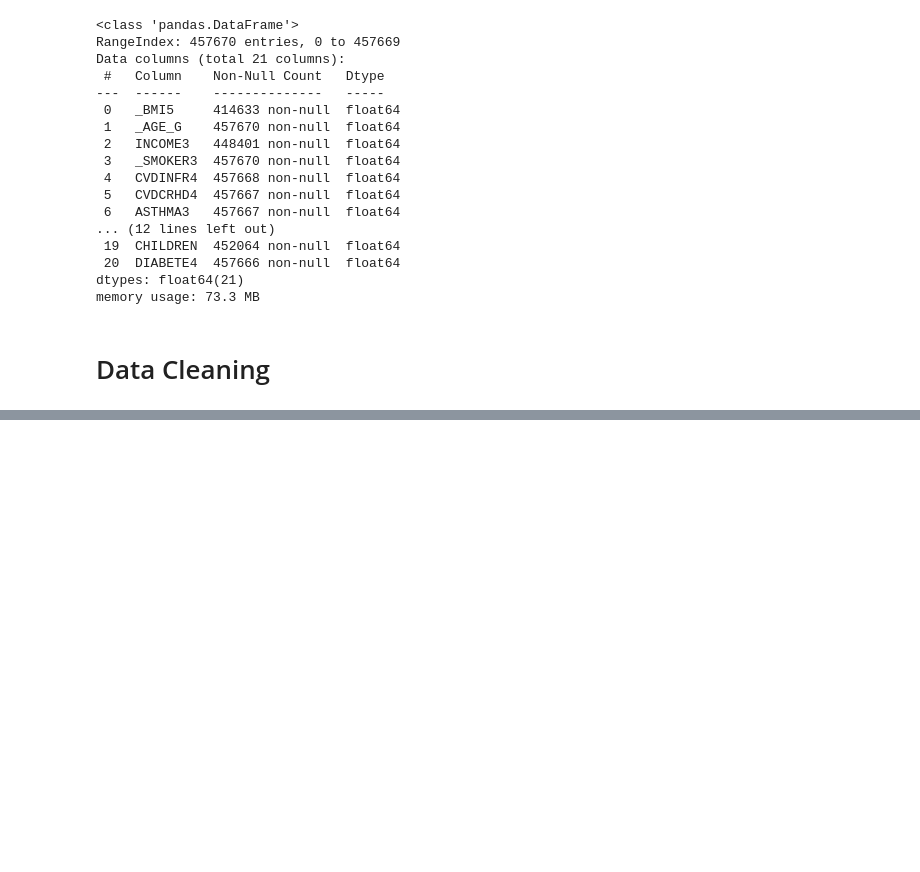
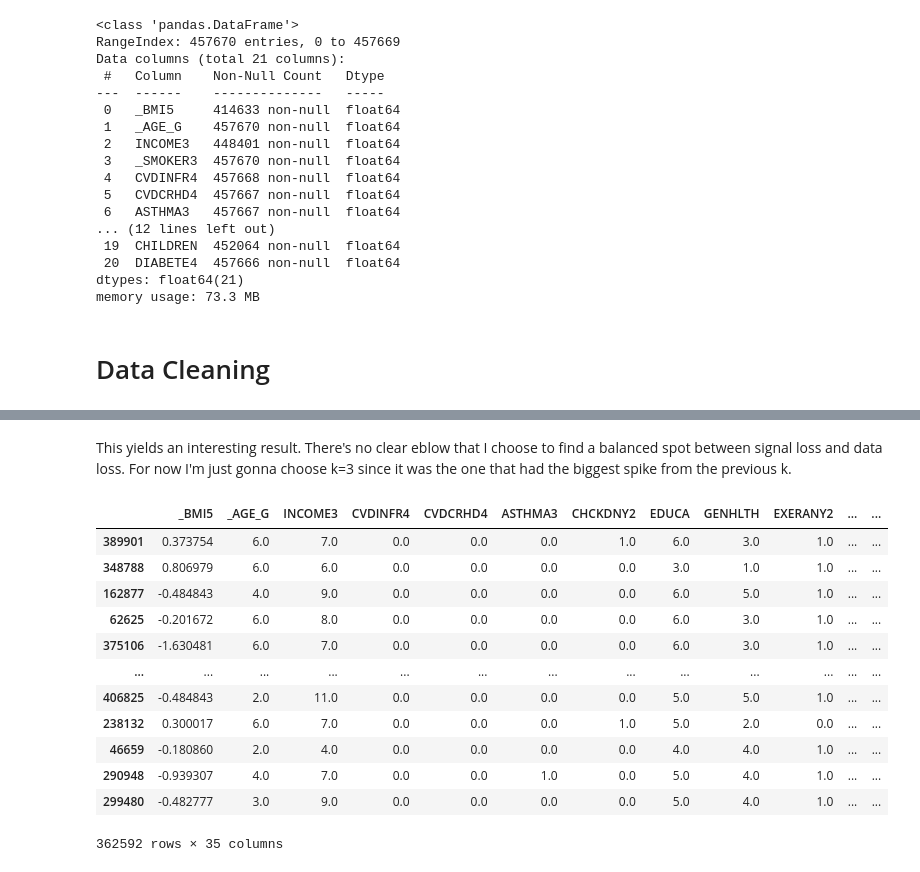
Before and after one commit to yukienjoyer7/Diabetes-Early-Diagnosis-BRFSS-2024, a Jupyter notebook: Modelling_Dion.ipynb, the cells around one changed output, grey strips where cells are left out. Drawn from its saved outputs; the diff is of its cells as text; code cells hidden in the pictures; blank space fills up the shorter version.

```diff
--- a/Modelling_Dion.ipynb
+++ b/Modelling_Dion.ipynb
@@ -96,0 +463,25 @@ From data dictionary, we found out that there is some columns that are encoded w
+# %%
+def fe_data(df_train, df_test):
+    df_tr = df_train.copy()
+    df_te = df_test.copy()
+
+    # use the same lambda to avoid data leak.
+    df_tr['_BMI5'], lam = boxcox(df_tr['_BMI5'])
+    df_te['_BMI5'] = boxcox(df_te['_BMI5'], lmbda=lam)
+
+    # only fit on train
+    bmi_scaler = StandardScaler()
+    df_tr[['_BMI5']] = bmi_scaler.fit_transform(df_tr[['_BMI5']])
+    df_te[['_BMI5']] = bmi_scaler.transform(df_te[['_BMI5']])
+
+    # floating point error fix from the original data
+    df_tr['CHILDREN'] = np.where(df_tr['CHILDREN'] < 1e-60, 0, df_tr['CHILDREN'])
+    df_te['CHILDREN'] = np.where(df_te['CHILDREN'] < 1e-60, 0, df_te['CHILDREN'])
+
+    df_tr['CHILDREN'] = df_tr['CHILDREN'].clip(upper=4)
+    df_te['CHILDREN'] = df_te['CHILDREN'].clip(upper=4)
+
+    df_tr['is_menthlth'] = (df_tr['MENTHLTH'] > 0).astype(int)
+    df_te['is_menthlth'] = (df_te['MENTHLTH'] > 0).astype(int)
+
+    return df_tr, df_te
@@ -96,0 +698,18 @@ From data dictionary, we found out that there is some columns that are encoded w
+# %% [markdown]
+This yields an interesting result. There's no clear eblow that I choose to find a balanced spot between signal loss and data loss. For now I'm just gonna choose k=3 since it was the one that had the biggest spike from the previous k.
+# %%
+X_train
+# %% [output]
+|  | _BMI5 | _AGE_G | INCOME3 | CVDINFR4 | CVDCRHD4 | ASTHMA3 | CHCKDNY2 | EDUCA | GENHLTH | EXERANY2 | ... | ... |
+| 389901 | 0.373754 | 6.0 | 7.0 | 0.0 | 0.0 | 0.0 | 1.0 | 6.0 | 3.0 | 1.0 | ... | ... |
+| 348788 | 0.806979 | 6.0 | 6.0 | 0.0 | 0.0 | 0.0 | 0.0 | 3.0 | 1.0 | 1.0 | ... | ... |
+| 162877 | -0.484843 | 4.0 | 9.0 | 0.0 | 0.0 | 0.0 | 0.0 | 6.0 | 5.0 | 1.0 | ... | ... |
+| 62625 | -0.201672 | 6.0 | 8.0 | 0.0 | 0.0 | 0.0 | 0.0 | 6.0 | 3.0 | 1.0 | ... | ... |
+| 375106 | -1.630481 | 6.0 | 7.0 | 0.0 | 0.0 | 0.0 | 0.0 | 6.0 | 3.0 | 1.0 | ... | ... |
+| ... | ... | ... | ... | ... | ... | ... | ... | ... | ... | ... | ... | ... |
+| 406825 | -0.484843 | 2.0 | 11.0 | 0.0 | 0.0 | 0.0 | 0.0 | 5.0 | 5.0 | 1.0 | ... | ... |
+| 238132 | 0.300017 | 6.0 | 7.0 | 0.0 | 0.0 | 0.0 | 1.0 | 5.0 | 2.0 | 0.0 | ... | ... |
+| 46659 | -0.180860 | 2.0 | 4.0 | 0.0 | 0.0 | 0.0 | 0.0 | 4.0 | 4.0 | 1.0 | ... | ... |
+| 290948 | -0.939307 | 4.0 | 7.0 | 0.0 | 0.0 | 1.0 | 0.0 | 5.0 | 4.0 | 1.0 | ... | ... |
+| 299480 | -0.482777 | 3.0 | 9.0 | 0.0 | 0.0 | 0.0 | 0.0 | 5.0 | 4.0 | 1.0 | ... | ... |
+362592 rows × 35 columns
```
Also changed, not shown: parts of 46 cells of this notebook.
